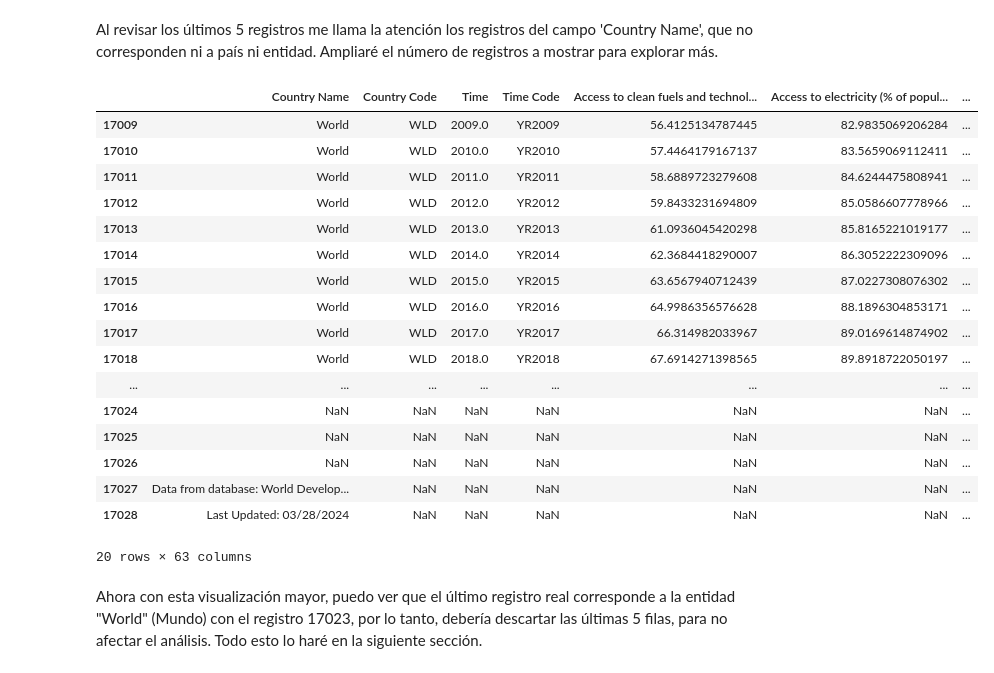
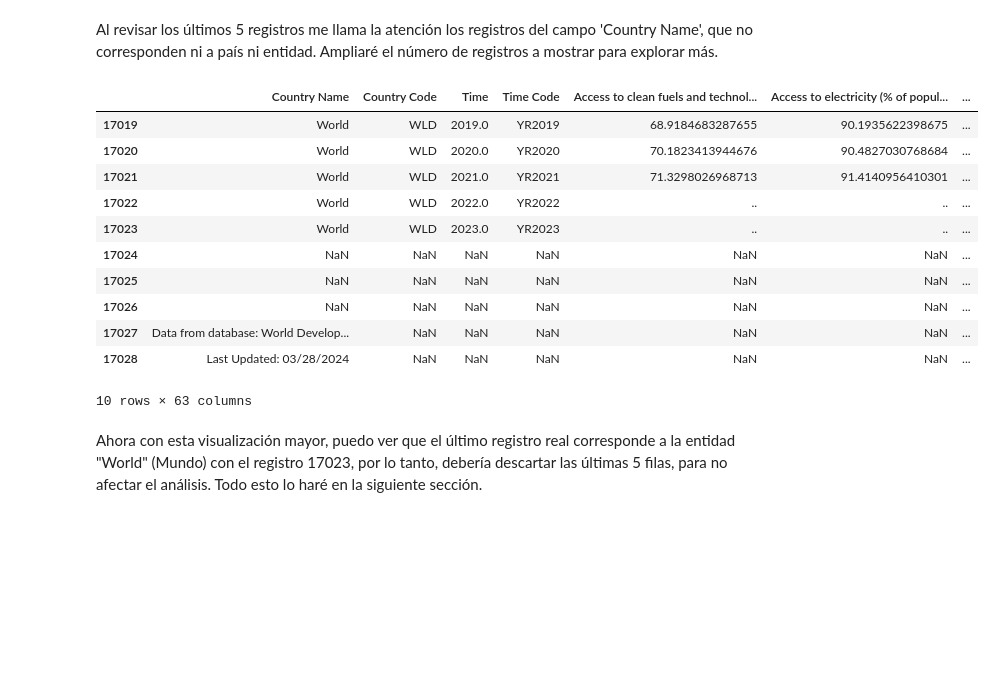
Before and after one commit to Karimsingera/Coderhouse_Data_Science, a Jupyter notebook: La_Transformancion_del_Mundo_en_los_Ultimos_60_anos.ipynb, the cells around one changed output. Cells and saved outputs as stored; diff of their text form; code cells hidden in the pictures; blank space fills up the shorter version.

```diff
--- a/La_Transformancion_del_Mundo_en_los_Ultimos_60_anos.ipynb
+++ b/La_Transformancion_del_Mundo_en_los_Ultimos_60_anos.ipynb
@@ -137,26 +138,20 @@ df.tail() # imprimir los 5 últimos registros
 # %% [markdown]
 Al revisar los últimos 5 registros me llama la atención los registros del campo 'Country Name', que no corresponden ni a país ni entidad. Ampliaré el número de registros a mostrar para explorar más.
 # %%
-df.tail(20) # imprimir los 20 últimos registros
+df.tail(10) # imprimir los 10 últimos registros
 # %% [output]
 |  | Country Name | Country Code | Time | Time Code | Access to clean fuels and technol... | Access to electricity (% of popul... | ... |
-| 17009 | World | WLD | 2009.0 | YR2009 | 56.4125134787445 | 82.9835069206284 | ... |
-| 17010 | World | WLD | 2010.0 | YR2010 | 57.4464179167137 | 83.5659069112411 | ... |
-| 17011 | World | WLD | 2011.0 | YR2011 | 58.6889723279608 | 84.6244475808941 | ... |
-| 17012 | World | WLD | 2012.0 | YR2012 | 59.8433231694809 | 85.0586607778966 | ... |
-| 17013 | World | WLD | 2013.0 | YR2013 | 61.0936045420298 | 85.8165221019177 | ... |
-| 17014 | World | WLD | 2014.0 | YR2014 | 62.3684418290007 | 86.3052222309096 | ... |
-| 17015 | World | WLD | 2015.0 | YR2015 | 63.6567940712439 | 87.0227308076302 | ... |
-| 17016 | World | WLD | 2016.0 | YR2016 | 64.9986356576628 | 88.1896304853171 | ... |
-| 17017 | World | WLD | 2017.0 | YR2017 | 66.314982033967 | 89.0169614874902 | ... |
-| 17018 | World | WLD | 2018.0 | YR2018 | 67.6914271398565 | 89.8918722050197 | ... |
-| ... | ... | ... | ... | ... | ... | ... | ... |
+| 17019 | World | WLD | 2019.0 | YR2019 | 68.9184683287655 | 90.1935622398675 | ... |
+| 17020 | World | WLD | 2020.0 | YR2020 | 70.1823413944676 | 90.4827030768684 | ... |
+| 17021 | World | WLD | 2021.0 | YR2021 | 71.3298026968713 | 91.4140956410301 | ... |
+| 17022 | World | WLD | 2022.0 | YR2022 | .. | .. | ... |
+| 17023 | World | WLD | 2023.0 | YR2023 | .. | .. | ... |
 | 17024 | NaN | NaN | NaN | NaN | NaN | NaN | ... |
 | 17025 | NaN | NaN | NaN | NaN | NaN | NaN | ... |
 | 17026 | NaN | NaN | NaN | NaN | NaN | NaN | ... |
 | 17027 | Data from database: World Develop... | NaN | NaN | NaN | NaN | NaN | ... |
 | 17028 | Last Updated: 03/28/2024 | NaN | NaN | NaN | NaN | NaN | ... |
-20 rows × 63 columns
+10 rows × 63 columns
 # %% [markdown]
 Ahora con esta visualización mayor, puedo ver que el último registro real corresponde a la entidad "World" (Mundo) con el registro 17023, por lo tanto, debería descartar las últimas 5 filas, para no afectar el análisis. Todo esto lo haré en la siguiente sección.
 # %% [markdown]
```
Also changed, not shown: parts of 36 cells of this notebook.
